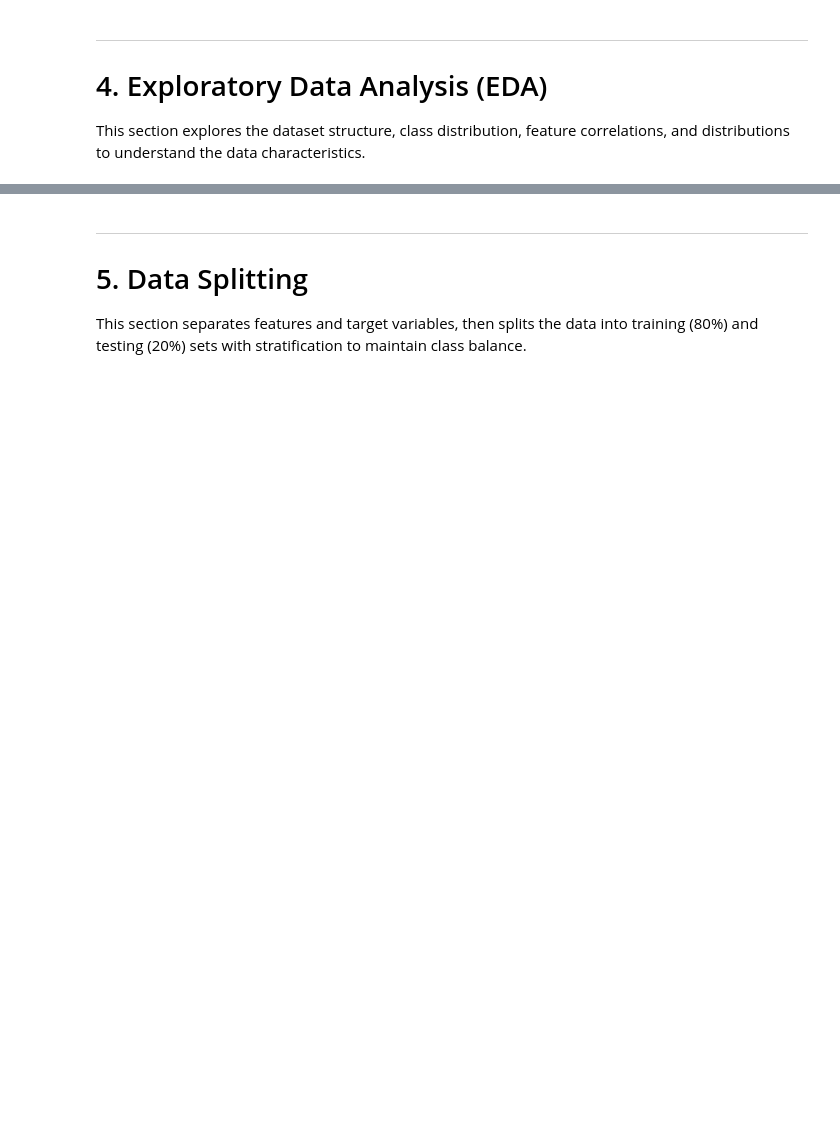
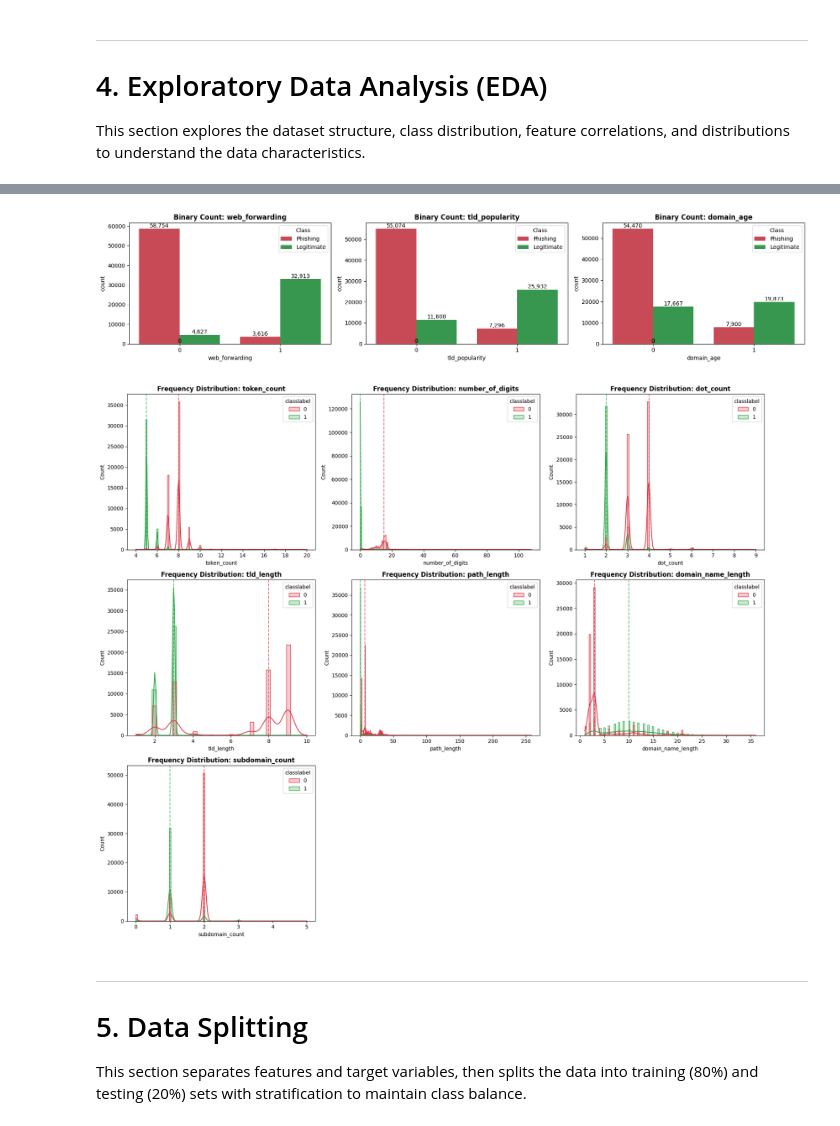
Before and after one commit to WJUNN123/Malicious-URL-Detection-Using-Machine-Learning, a Jupyter notebook: Malicious_URL_Detection_ML.ipynb, the cells around one changed output, grey strips where cells are left out. Cells and saved outputs as stored; diff of their text form; code cells hidden in the pictures; blank space fills up the shorter version.

```diff
--- a/Malicious_URL_Detection_ML.ipynb
+++ b/Malicious_URL_Detection_ML.ipynb
@@ -366,3 +649,9 @@ df_extract.describe().T
+# %%
+# The graph shows four (4) columns had only single values, web_traffic, iframe_redirection, mouse_over, and right_click
+# Hence, proposal to remove the columns
+# Majoriy of the malicious URL no contain https flag, query_param_count, percentage_numeric_chars and has_ip_address but this will cause the bias to the result
+
+df_extract.drop(columns = ['https_flag','has_ip_address', 'percentage_numeric_chars' ,'query_param_count','web_traffic','iframe_redirection','mouse_over','right_click'], inplace=True)
 # %%
 # Feature Correlation Heatmap
 print("="*60)
@@ -449,0 +722,5 @@ plt.show()
+# %%
+# K the number of selected features wanted to keep
+df_feature_selection = df_extract.copy()
+selected_features = mrmr_classif(X=df_feature_selection.drop(columns=['classlabel','url']), y=df_feature_selection['classlabel'], K=10)
+print("Selected features: " , selected_features)
@@ -450,3 +763,51 @@ plt.show()
+# %%
+binary_features = categorical_columns
+
+numeric_features = non_categorical_columns
+
+#Binary Feature
+n_bin = len(binary_features)
+rows_bin = math.ceil(n_bin / 3)
+fig1, axes1 = plt.subplots(rows_bin, 3, figsize=(18, 4 * rows_bin))
+axes1 = axes1.flatten()
+
+for i, col in enumerate(binary_features):
+    ax = sns.countplot(x=col, hue='classlabel', data=df_extract, ax=axes1[i], palette=['#dc3545', '#28a745'])
+    axes1[i].set_title(f'Binary Count: {col}', fontsize=12, fontweight='bold')
+    axes1[i].legend(title='Class', labels=['Phishing', 'Legitimate'])
+    # Add number labels on top of bars
+    for p in ax.patches:
+        ax.annotate(f'{int(p.get_height()):,}', (p.get_x() + p.get_width() / 2., p.get_height()),
+                    ha='center', va='bottom', fontsize=10)
+
+for j in range(i + 1, len(axes1)): axes1[j].set_visible(False)
+plt.tight_layout()
+plt.show()
+
+#Non-categorical feature
+n_num = len(numeric_features)
+rows_num = math.ceil(n_num / 3)
+fig2, axes2 = plt.subplots(rows_num, 3, figsize=(18, 5 * rows_num))
+axes2 = axes2.flatten()
+
+for i, col in enumerate(numeric_features):
+    # We use multiple="dodge" or element="step" to see both distributions clearly
+    sns.histplot(data=df_extract, x=col, hue='classlabel', kde=True, ax=axes2[i],
+                 palette=['#dc3545', '#28a745'], element="step", common_norm=False)
+    axes2[i].set_title(f'Frequency Distribution: {col}', fontsize=12, fontweight='bold')
+
+    # Adding a vertical line for the Median value (The "Average" number)
+    med_phish = df_extract[df_extract['classlabel']==0][col].median()
+    med_legit = df_extract[df_extract['classlabel']==1][col].median()
+    axes2[i].axvline(med_phish, color='#dc3545', linestyle='--', alpha=0.7)
+    axes2[i].axvline(med_legit, color='#28a745', linestyle='--', alpha=0.7)
+
+for j in range(i + 1, len(axes2)): axes2[j].set_visible(False)
+plt.tight_layout()
+plt.show()
+# %% [output]
+[figure, added]
+[figure, added]
 # %% [markdown]
 ---
 
```
Also changed, not shown: parts of 40 cells of this notebook.
